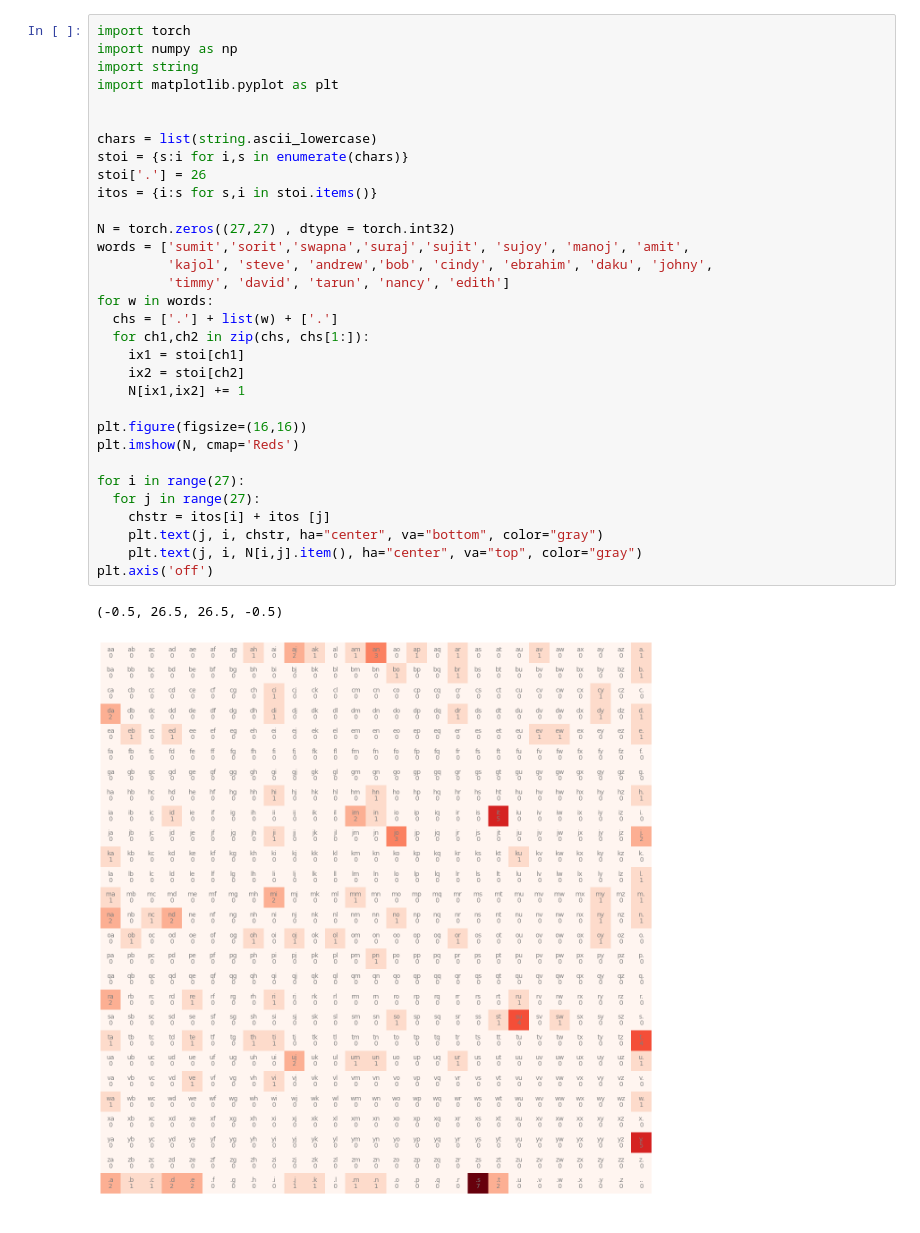
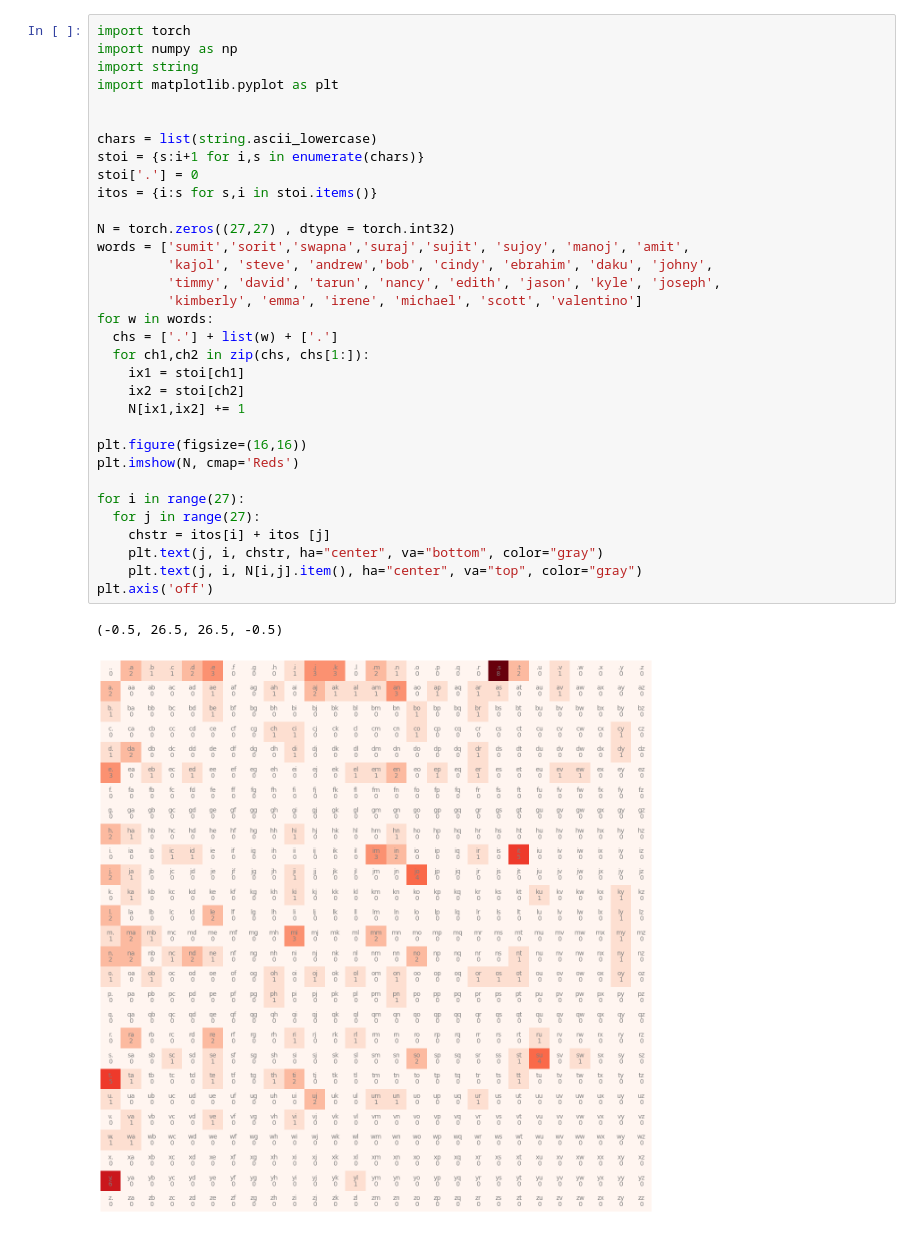
Before and after one commit to sganguly3000ai/makemore, a Jupyter notebook: makemore.ipynb, the cells around one changed output. Drawn from its saved outputs; the diff is of its cells as text.

```diff
--- a/makemore.ipynb
+++ b/makemore.ipynb
@@ -4,34 +6,35 @@
 import torch
 import numpy as np
 import string
 import matplotlib.pyplot as plt
 
 
 chars = list(string.ascii_lowercase)
-stoi = {s:i for i,s in enumerate(chars)}
-stoi['.'] = 26
+stoi = {s:i+1 for i,s in enumerate(chars)}
+stoi['.'] = 0
 itos = {i:s for s,i in stoi.items()}
 
 N = torch.zeros((27,27) , dtype = torch.int32)
 words = ['sumit','sorit','swapna','suraj','sujit', 'sujoy', 'manoj', 'amit',
          'kajol', 'steve', 'andrew','bob', 'cindy', 'ebrahim', 'daku', 'johny',
-         'timmy', 'david', 'tarun', 'nancy', 'edith']
+         'timmy', 'david', 'tarun', 'nancy', 'edith', 'jason', 'kyle', 'joseph',
+         'kimberly', 'emma', 'irene', 'michael', 'scott', 'valentino']
 for w in words:
   chs = ['.'] + list(w) + ['.']
   for ch1,ch2 in zip(chs, chs[1:]):
     ix1 = stoi[ch1]
     ix2 = stoi[ch2]
     N[ix1,ix2] += 1
 
 plt.figure(figsize=(16,16))
 plt.imshow(N, cmap='Reds')
 
 for i in range(27):
   for j in range(27):
     chstr = itos[i] + itos [j]
     plt.text(j, i, chstr, ha="center", va="bottom", color="gray")
     plt.text(j, i, N[i,j].item(), ha="center", va="top", color="gray")
 plt.axis('off')
 # %% [output]
 (-0.5, 26.5, 26.5, -0.5)
-[figure, old version]
+[figure, new version]
```
Also changed, not shown: parts of 2 cells of this notebook.
